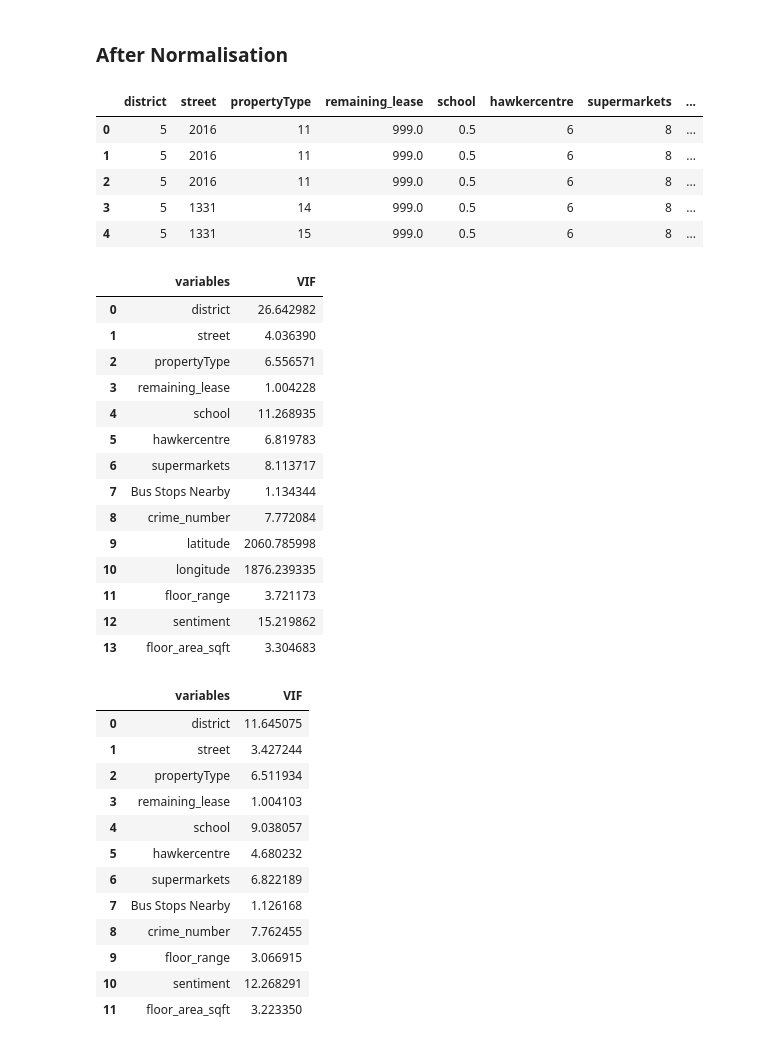
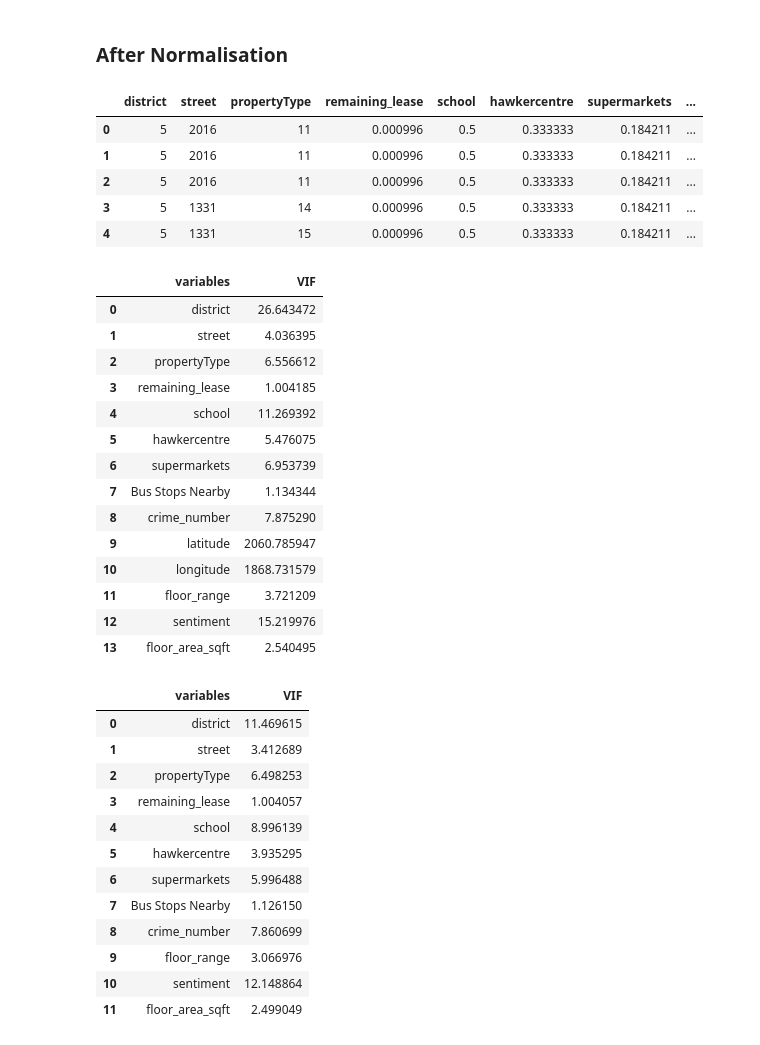
Before and after one commit to nicolepng/BT4222, a Jupyter notebook: PreProcessing/Housing_Prices_EDA.ipynb, the cells around one changed output. Saved outputs shown, nothing was run; the diff lists cells and outputs as text; code cells hidden in the pictures.

```diff
--- a/PreProcessing/Housing_Prices_EDA.ipynb
+++ b/PreProcessing/Housing_Prices_EDA.ipynb
@@ -335,52 +335,54 @@ output
 ### After Normalisation
 # %%
 scaler = MinMaxScaler()
-col = ['school']
+col = ['remaining_lease', 'school', 'hawkercentre', 'supermarkets',
+      'Bus Stops Nearby', 'crime_number', 'floor_area_sqft']
+# col = ['school']
 x = df[col].values
 x_scaled = scaler.fit_transform(x)
 df_temp = pd.DataFrame(x_scaled, columns = col, index = df.index)
 df[col] = df_temp
 df.head()
 # %% [output]
 |  | district | street | propertyType | remaining_lease | school | hawkercentre | supermarkets | ... |
-| 0 | 5 | 2016 | 11 | 999.0 | 0.5 | 6 | 8 | ... |
-| 1 | 5 | 2016 | 11 | 999.0 | 0.5 | 6 | 8 | ... |
-| 2 | 5 | 2016 | 11 | 999.0 | 0.5 | 6 | 8 | ... |
-| 3 | 5 | 1331 | 14 | 999.0 | 0.5 | 6 | 8 | ... |
-| 4 | 5 | 1331 | 15 | 999.0 | 0.5 | 6 | 8 | ... |
+| 0 | 5 | 2016 | 11 | 0.000996 | 0.5 | 0.333333 | 0.184211 | ... |
+| 1 | 5 | 2016 | 11 | 0.000996 | 0.5 | 0.333333 | 0.184211 | ... |
+| 2 | 5 | 2016 | 11 | 0.000996 | 0.5 | 0.333333 | 0.184211 | ... |
+| 3 | 5 | 1331 | 14 | 0.000996 | 0.5 | 0.333333 | 0.184211 | ... |
+| 4 | 5 | 1331 | 15 | 0.000996 | 0.5 | 0.333333 | 0.184211 | ... |
 # %%
 output = calc_vif(df)
 output
 # %% [output]
 |  | variables | VIF |
-| 0 | district | 26.642982 |
-| 1 | street | 4.036390 |
-| 2 | propertyType | 6.556571 |
-| 3 | remaining_lease | 1.004228 |
-| 4 | school | 11.268935 |
-| 5 | hawkercentre | 6.819783 |
-| 6 | supermarkets | 8.113717 |
+| 0 | district | 26.643472 |
+| 1 | street | 4.036395 |
+| 2 | propertyType | 6.556612 |
+| 3 | remaining_lease | 1.004185 |
+| 4 | school | 11.269392 |
+| 5 | hawkercentre | 5.476075 |
+| 6 | supermarkets | 6.953739 |
 | 7 | Bus Stops Nearby | 1.134344 |
-| 8 | crime_number | 7.772084 |
-| 9 | latitude | 2060.785998 |
-| 10 | longitude | 1876.239335 |
-| 11 | floor_range | 3.721173 |
-| 12 | sentiment | 15.219862 |
-| 13 | floor_area_sqft | 3.304683 |
+| 8 | crime_number | 7.875290 |
+| 9 | latitude | 2060.785947 |
+| 10 | longitude | 1868.731579 |
+| 11 | floor_range | 3.721209 |
+| 12 | sentiment | 15.219976 |
+| 13 | floor_area_sqft | 2.540495 |
 # %%
 df.drop(['latitude', 'longitude'], axis=1, inplace=True)
 calc_vif(df)
 # %% [output]
 |  | variables | VIF |
-| 0 | district | 11.645075 |
-| 1 | street | 3.427244 |
-| 2 | propertyType | 6.511934 |
-| 3 | remaining_lease | 1.004103 |
-| 4 | school | 9.038057 |
-| 5 | hawkercentre | 4.680232 |
-| 6 | supermarkets | 6.822189 |
-| 7 | Bus Stops Nearby | 1.126168 |
-| 8 | crime_number | 7.762455 |
-| 9 | floor_range | 3.066915 |
-| 10 | sentiment | 12.268291 |
-| 11 | floor_area_sqft | 3.223350 |
+| 0 | district | 11.469615 |
+| 1 | street | 3.412689 |
+| 2 | propertyType | 6.498253 |
+| 3 | remaining_lease | 1.004057 |
+| 4 | school | 8.996139 |
+| 5 | hawkercentre | 3.935295 |
+| 6 | supermarkets | 5.996488 |
+| 7 | Bus Stops Nearby | 1.126150 |
+| 8 | crime_number | 7.860699 |
+| 9 | floor_range | 3.066976 |
+| 10 | sentiment | 12.148864 |
+| 11 | floor_area_sqft | 2.499049 |
```
Also changed, not shown: parts of 1 cell of this notebook.
